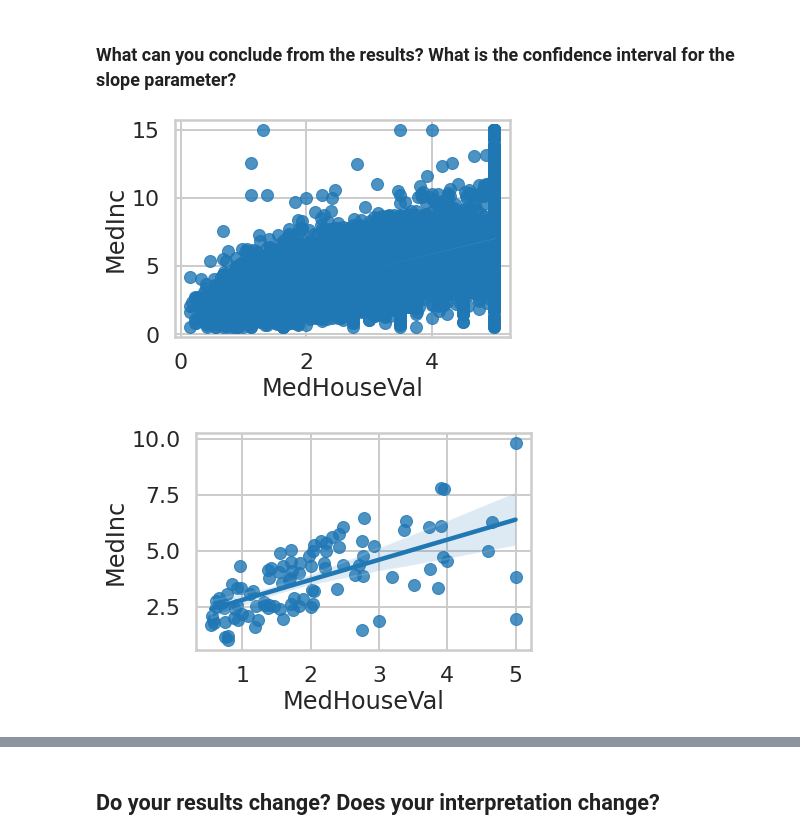
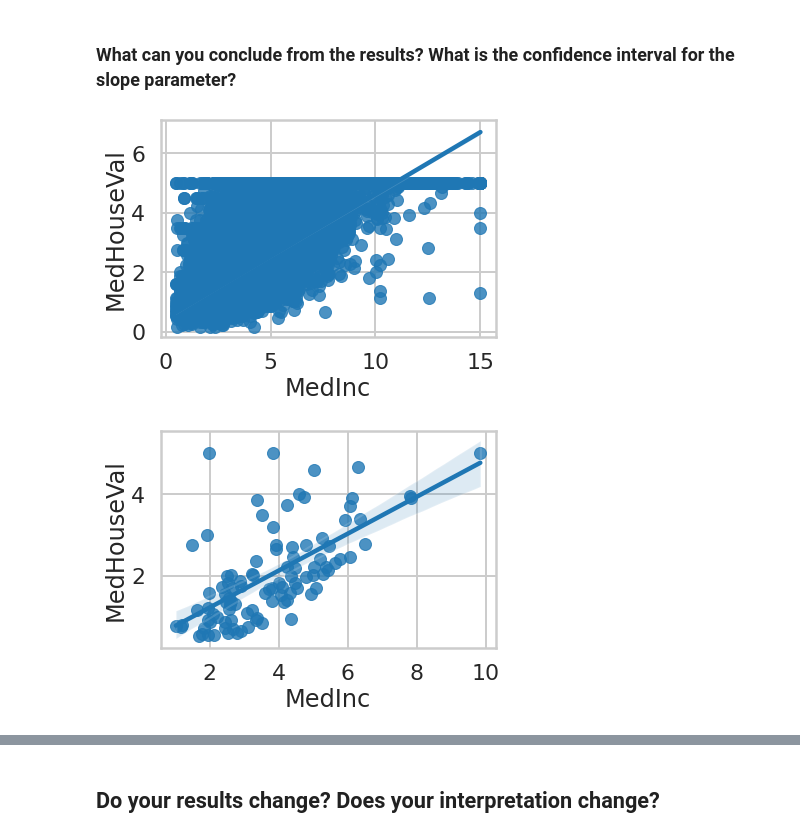
Before and after one commit to jlgrons/DS-in-Action-Lectures, a Jupyter notebook: JSC270_Lab3.ipynb, the cells around one changed output, grey strips where cells are left out. Drawn from its saved outputs; the diff is of its cells as text; code cells hidden in the pictures.

```diff
--- a/JSC270_Lab3.ipynb
+++ b/JSC270_Lab3.ipynb
@@ -275,17 +275,17 @@ Warnings:
 # %% [markdown]
 ### What can you conclude from the results? What is the confidence interval for the slope parameter?
 # %%
-# Plot the fit of our model
-sns.regplot(x='MedHouseVal', y='MedInc', data=cali)
+# Plot the fit of our model - recall that the max med housing value is 5
+sns.regplot(y='MedHouseVal', x='MedInc', data=cali)
 plt.show()
 # %% [output]
-[figure, old version]
+[figure, new version]
 # %%
 # Lets again use the subset of data to make the plot
-sns.regplot(x='MedHouseVal', y='MedInc', data=cali_subset)
+sns.regplot(y ='MedHouseVal', x ='MedInc', data=cali_subset)
 plt.show()
 # %% [output]
-[figure, old version]
+[figure, new version]
 # %%
 # Sometimes we transform variables that are highly skewed, lets try this with median income and median house value
 cali['log_MedHouseVal'] = np.log(cali.MedHouseVal)
```
Also changed, not shown: parts of 4 cells of this notebook.
